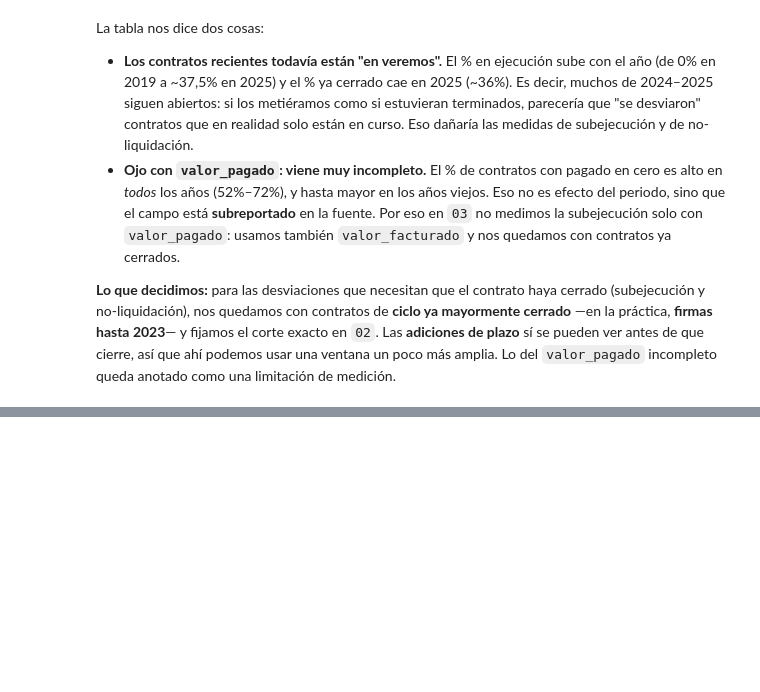
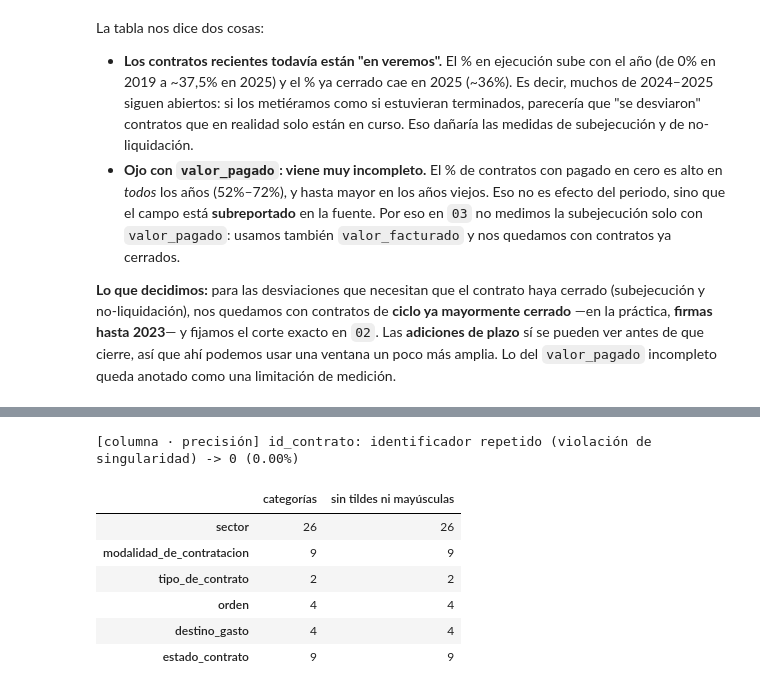
Before and after one commit to Danielfts/MINE-ciencia-de-datos, a Jupyter notebook: Taller 1/notebooks/01_entendimiento.ipynb, the cells around one changed output, grey strips where cells are left out. Saved outputs shown, nothing was run; the diff lists cells and outputs as text; code cells hidden in the pictures; blank space fills up the shorter version.

```diff
--- a/Taller 1/notebooks/01_entendimiento.ipynb
+++ b/Taller 1/notebooks/01_entendimiento.ipynb
@@ -531,13 +578,0 @@ En la práctica, "valor_pendiente_de_pago" no agrega nada nuevo: casi siempre es
-# %%
-# Casing inconsistente en categóricas
-est = df['estado_contrato'].unique()
-est_min = [e for e in est if e[:1].islower()]
-sec = df['sector'].unique()
-sec_min = sorted([s for s in sec if s[:1].islower()])
-print('estado_contrato: mezcla de casing.')
-print('   con inicial minúscula:', est_min, '  vs. resto con inicial mayúscula')
-print(f'\nsector: {len(sec)} categorías, {len(sec_min)} con inicial minúscula (probable mezcla de fuentes):')
-print('  ', sec_min)
-print('\nCampos booleanos almacenados como texto (Si/No):')
-for c in ['es_pyme', 'es_grupo', 'habilita_pago_adelantado', 'el_contrato_puede_ser_prorrogado', 'liquidaci_n', 'obligaci_n_ambiental']:
-    print(f'   {c:34s}: {list(df[c].unique())}')
@@ -588,0 +636,19 @@ id_contrato duplicados      : 0
+# %%
+import unicodedata
+
+registrar('columna', 'precisión', 'id_contrato', 'identificador repetido (violación de singularidad)',
+          df['id_contrato'].duplicated().sum(), 'Verificado: sin acción')
+
+normalizar = lambda s: unicodedata.normalize('NFKD', s).encode('ascii', 'ignore').decode().lower().strip()
+cats = ['sector', 'modalidad_de_contratacion', 'tipo_de_contrato', 'orden', 'destino_gasto', 'estado_contrato']
+pd.DataFrame({'categorías': [df[c].nunique() for c in cats],
+              'sin tildes ni mayúsculas': [df[c].map(normalizar).nunique() for c in cats]}, index=cats)
+# %% [output]
+[columna · precisión] id_contrato: identificador repetido (violación de singularidad) -> 0 (0.00%)
+|  | categorías | sin tildes ni mayúsculas |
+| sector | 26 | 26 |
+| modalidad_de_contratacion | 9 | 9 |
+| tipo_de_contrato | 2 | 2 |
+| orden | 4 | 4 |
+| destino_gasto | 4 | 4 |
+| estado_contrato | 9 | 9 |
```
Also changed, not shown: parts of 44 cells of this notebook, 1 other file.
